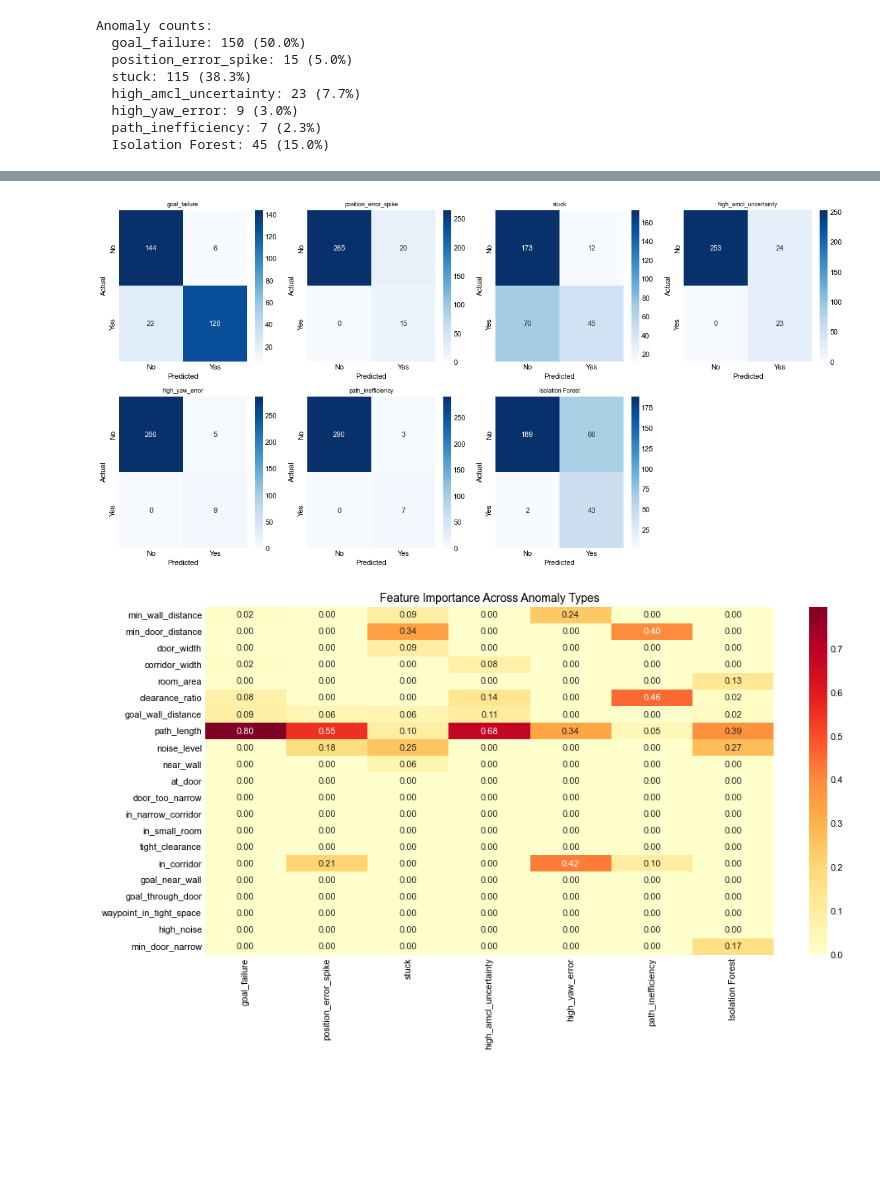
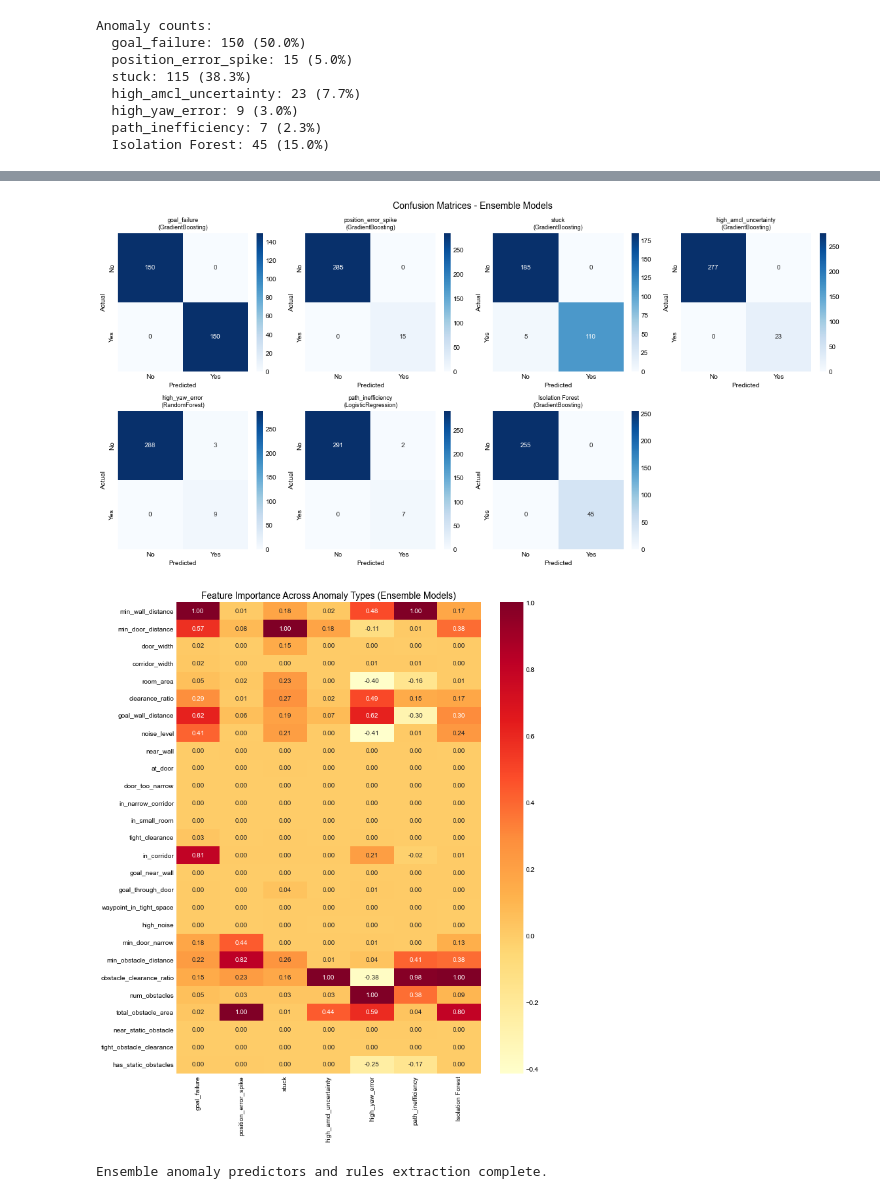
Before and after one commit to nasimpc/Robot-Navigation-Anomaly-Detection-and-Causal-Analysis, a Jupyter notebook: assignment3/team_02_assignment03.ipynb, the cells around one changed output, grey strips where cells are left out. Cells and saved outputs as stored; diff of their text form; code cells hidden in the pictures; blank space fills up the shorter version.

Commit message:
static_objects_&_ensemble_fol_rules_derivation

```diff
--- a/assignment3/team_02_assignment03.ipynb
+++ b/assignment3/team_02_assignment03.ipynb
@@ -969,4 +1081,17 @@ Train Decision Trees per anomaly type and extract First-Order Logic (FOL) rules.
 # %%
+from sklearn.ensemble import RandomForestClassifier, GradientBoostingClassifier, VotingClassifier
+from sklearn.linear_model import LogisticRegression
+from sklearn.svm import SVC
+from sklearn.tree import DecisionTreeClassifier, plot_tree
+from sklearn.model_selection import GridSearchCV, cross_val_score
+from sklearn.inspection import permutation_importance
+import itertools
+try:
+    from xgboost import XGBClassifier
+    HAS_XGBOOST = True
+except ImportError:
+    HAS_XGBOOST = False
+
 # Create per-anomaly labels
 per_anomaly_labels = {anom: np.array([1 if anom in r['anomalies'] else 0 for r in run_info])
                       for anom in ANOM_LABELS}
@@ -1131,37 +1739,50 @@ Mean F1: 0.519
 # %%
-# Confusion Matrices
+# Update visualization for ensemble models
+# Confusion Matrices for Ensemble Models
 fig, axes = plt.subplots(2, 4, figsize=(16, 8))
 axes = axes.flatten()
 
-for idx, (anom, tree) in enumerate(decision_trees.items()):
-    if idx >= 8: break
-    y_anom, y_pred = per_anomaly_labels[anom], tree.predict(X)
+for idx, (anom, predictor) in enumerate(ensemble_predictors.items()):
+    if idx >= 8:
+        break
+    y_anom = per_anomaly_labels[anom]
+    y_pred = predictor.predict(X)
     cm = confusion_matrix(y_anom, y_pred)
     ax = axes[idx]
     sns.heatmap(cm, annot=True, fmt='d', cmap='Blues', ax=ax,
                 xticklabels=['No', 'Yes'], yticklabels=['No', 'Yes'])
-    ax.set_title(f'{anom}', fontsize=9)
-    ax.set_xlabel('Predicted'); ax.set_ylabel('Actual')
+    ax.set_title(f'{anom}\n({predictor.best_model_name})', fontsize=9)
+    ax.set_xlabel('Predicted')
+    ax.set_ylabel('Actual')
 
-for idx in range(len(decision_trees), 8): axes[idx].axis('off')
+for idx in range(len(ensemble_predictors), 8):
+    axes[idx].axis('off')
+
+plt.suptitle('Confusion Matrices - Ensemble Models', fontsize=14)
 plt.tight_layout()
-plt.savefig(IMAGES_PATH / 'confusion_matrices_rules.png', dpi=150, **SAVEFIG_KW)
+plt.savefig(IMAGES_PATH / 'confusion_matrices_ensemble.png', dpi=150, **SAVEFIG_KW)
 plt.show()
 # %% [output]
-[figure, old version]
+[figure, new version]
 # %%
-# Feature Importance Heatmap
-importance_df = pd.DataFrame(
-    [tree.feature_importances_ for tree in decision_trees.values()],
-    columns=EXTRACTOR.FEATURE_NAMES,
-    index=list(decision_trees.keys())
-)
+# Feature Importance Heatmap from Ensemble Models
+importance_data = {}
+for anom, predictor in ensemble_predictors.items():
+    if predictor.feature_importance:
+        importance_data[anom] = [predictor.feature_importance.get(f, 0) for f in EXTRACTOR.FEATURE_NAMES]
 
-fig, ax = plt.subplots(figsize=(14, 8))
-sns.heatmap(importance_df.T, annot=True, fmt='.2f', cmap='YlOrRd', ax=ax)
-ax.set_title('Feature Importance Across Anomaly Types', fontsize=14)
-plt.tight_layout()
-plt.savefig(IMAGES_PATH / 'feature_importance_heatmap.png', dpi=150, **SAVEFIG_KW)
-plt.show()
+if importance_data:
+    # Remove .T to make features the rows (vertical orientation)
+    importance_df = pd.DataFrame(importance_data, index=EXTRACTOR.FEATURE_NAMES)
+
+    # Adjust figsize for vertical orientation
+    fig, ax = plt.subplots(figsize=(10, 12))
+    sns.heatmap(importance_df, annot=True, fmt='.2f', cmap='YlOrRd', ax=ax)
+    ax.set_title('Feature Importance Across Anomaly Types (Ensemble Models)', fontsize=14)
+    plt.tight_layout()
+    plt.savefig(IMAGES_PATH / 'feature_importance_ensemble.png', dpi=150, **SAVEFIG_KW)
+    plt.show()
+print('Ensemble anomaly predictors and rules extraction complete.')
 # %% [output]
-[figure, old version]
+[figure, new version]
+Ensemble anomaly predictors and rules extraction complete.
```
Also changed, not shown: parts of 36 cells of this notebook, 8 other files.
